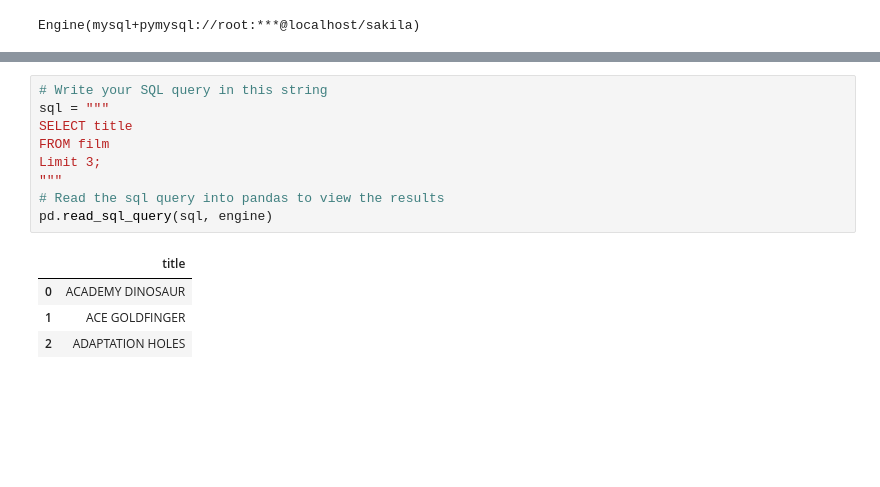
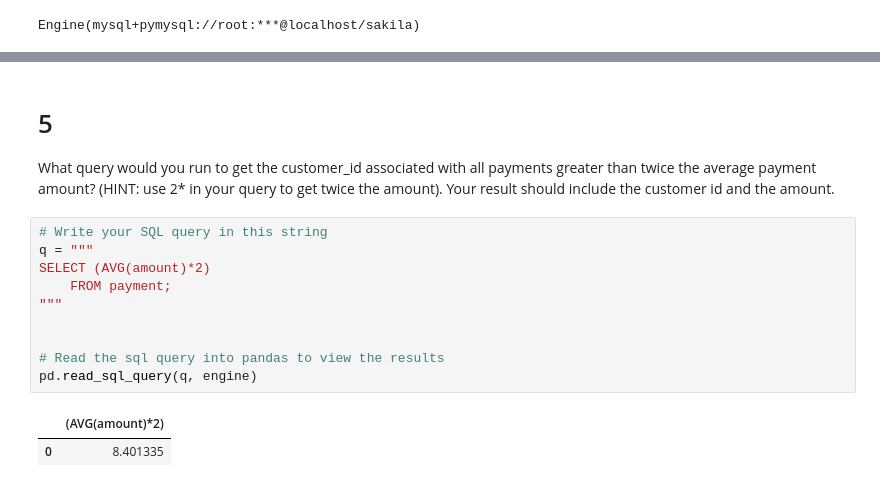
Before and after one commit to daisy-rivera/Sakila, a Jupyter notebook: Sakila Core Assignment.ipynb, the cells around one changed output, grey strips where cells are left out. Cells and saved outputs as stored; diff of their text form; blank space fills up the shorter version.

```diff
--- a/Sakila Core Assignment.ipynb
+++ b/Sakila Core Assignment.ipynb
@@ -61,14 +198,16 @@ FROM customer as c
+# %% [markdown]
+# 5
+What query would you run to get the customer_id associated with all payments greater than twice the average payment amount? (HINT: use 2* in your query to get twice the amount). Your result should include the customer id and the amount.
 # %%
 # Write your SQL query in this string
-sql = """
-SELECT title
-FROM film
-Limit 3;
+q = """
+SELECT (AVG(amount)*2)
+    FROM payment;
 """
+
+
 # Read the sql query into pandas to view the results
-pd.read_sql_query(sql, engine)
+pd.read_sql_query(q, engine)
 # %% [output]
-|  | title |
-| 0 | ACADEMY DINOSAUR |
-| 1 | ACE GOLDFINGER |
-| 2 | ADAPTATION HOLES |
+|  | (AVG(amount)*2) |
+| 0 | 8.401335 |
```
Also changed, not shown: parts of 19 cells of this notebook.
